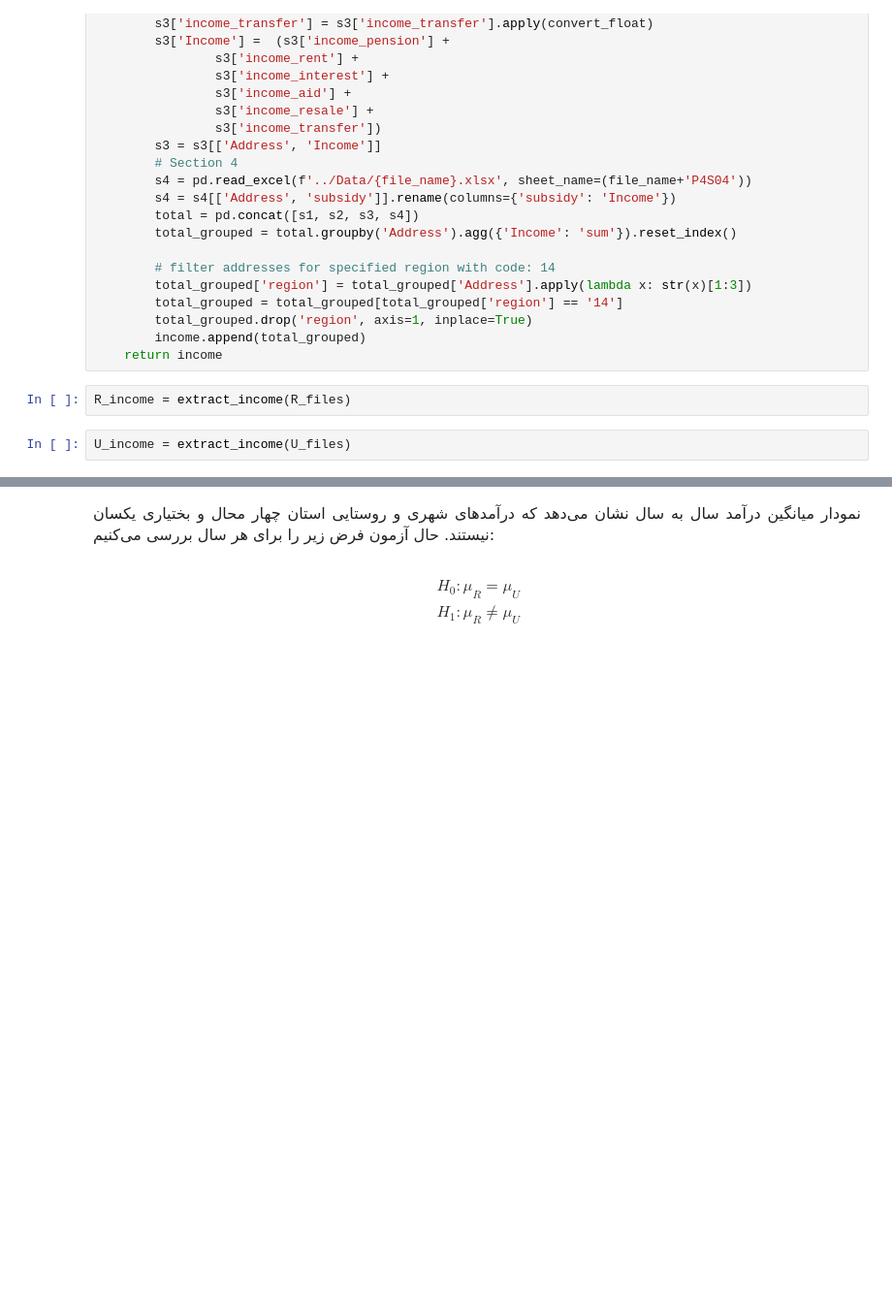
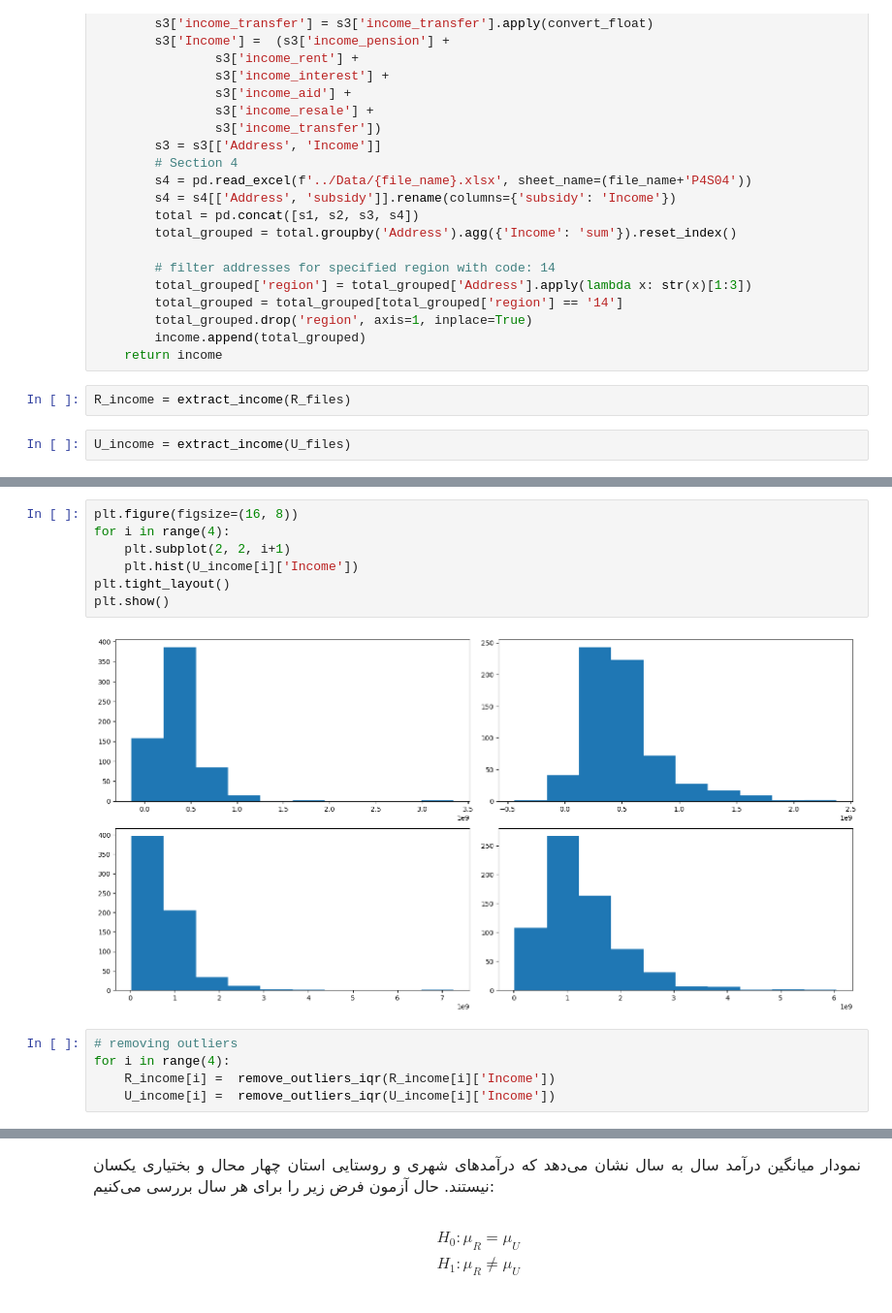
Before and after one commit to realBagher/SCI-ANALYSIS-G3, a Jupyter notebook: HypothesisTests/Test1.ipynb, the cells around one changed output, grey strips where cells are left out. Shown at 97% size. Cells and saved outputs as stored; diff of their text form; blank space fills up the shorter version.

```diff
--- a/HypothesisTests/Test1.ipynb
+++ b/HypothesisTests/Test1.ipynb
@@ -87,0 +140,14 @@ U_income = extract_income(U_files)
+# %%
+plt.figure(figsize=(16, 8))
+for i in range(4):
+    plt.subplot(2, 2, i+1)
+    plt.hist(U_income[i]['Income'])
+plt.tight_layout()
+plt.show()
+# %% [output]
+[figure, added]
+# %%
+# removing outliers
+for i in range(4):
+    R_income[i] =  remove_outliers_iqr(R_income[i]['Income'])
+    U_income[i] =  remove_outliers_iqr(U_income[i]['Income'])
```
Also changed, not shown: parts of 18 cells of this notebook.
